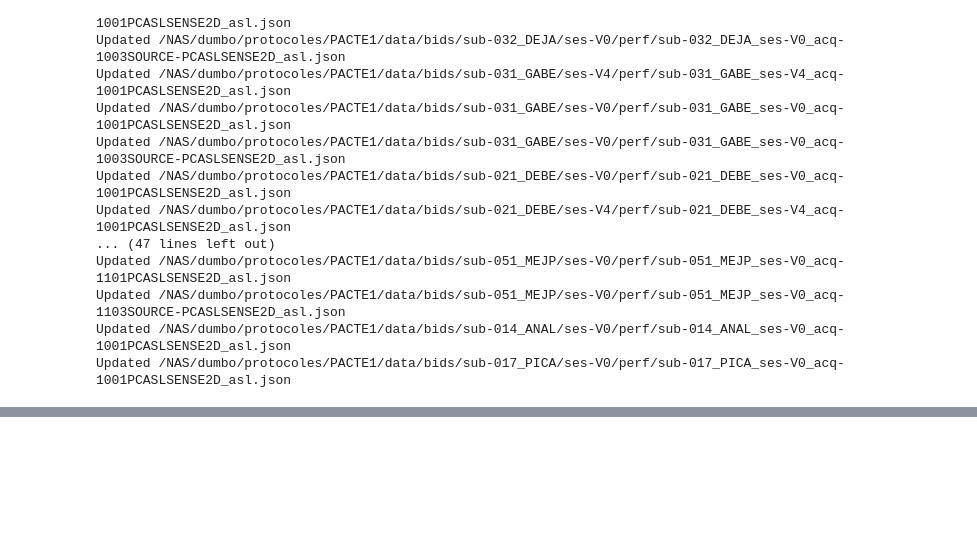
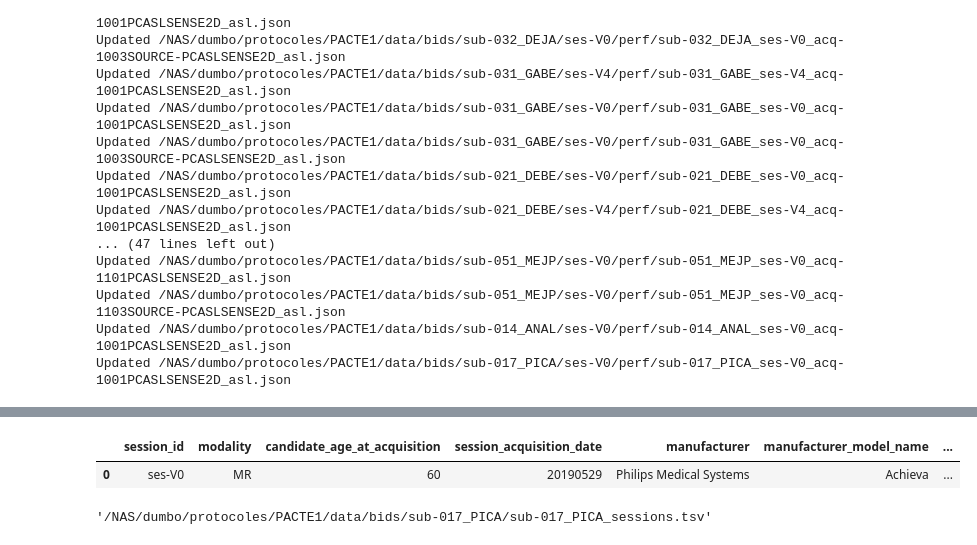
Before and after one commit to RomainViardLille/LiiFE, a Jupyter notebook: PACTE1.ipynb, the cells around one changed output, grey strips where cells are left out. Drawn from its saved outputs; the diff is of its cells as text; code cells hidden in the pictures; blank space fills up the shorter version.

```diff
--- a/PACTE1.ipynb
+++ b/PACTE1.ipynb
@@ -375,0 +378,19 @@ Updated /NAS/dumbo/protocoles/PACTE1/data/bids/sub-017_PICA/ses-V0/perf/sub-017_
+# %%
+# List all files matching the pattern
+session_files = glob.glob(os.path.join(BIDS_PATH, '*', '*_sessions.tsv'))
+
+# Read and print the content of each file
+for file in session_files:
+    print(f"Reading file: {file}")
+    df = pd.read_csv(file, sep='\t')
+    # Extract the third column 'session_acquisition_date'
+    print(df['session_acquisition_date'])
+    # dates = pd.to_datetime(df['session_acquisition_date'])
+    # print(df['session_acquisition_date'])
+    # # Ensure there are at least two dates to calculate the difference
+    # if len(dates) >= 2:
+    #     # Calculate the difference in days between the first two dates
+    #     delta_days = (dates.iloc[1] - dates.iloc[0]).days
+    #     print(f"Number of days between the two dates: {delta_days}")
+    # else:
+    #     print("Not enough dates to calculate the difference.")
@@ -375,0 +415,9 @@ Updated /NAS/dumbo/protocoles/PACTE1/data/bids/sub-017_PICA/ses-V0/perf/sub-017_
+# %%
+df
+# %% [output]
+|  | session_id | modality | candidate_age_at_acquisition | session_acquisition_date | manufacturer | manufacturer_model_name | ... |
+| 0 | ses-V0 | MR | 60 | 20190529 | Philips Medical Systems | Achieva | ... |
+# %%
+file
+# %% [output]
+'/NAS/dumbo/protocoles/PACTE1/data/bids/sub-017_PICA/sub-017_PICA_sessions.tsv'
```
Also changed, not shown: parts of 2 cells of this notebook.
